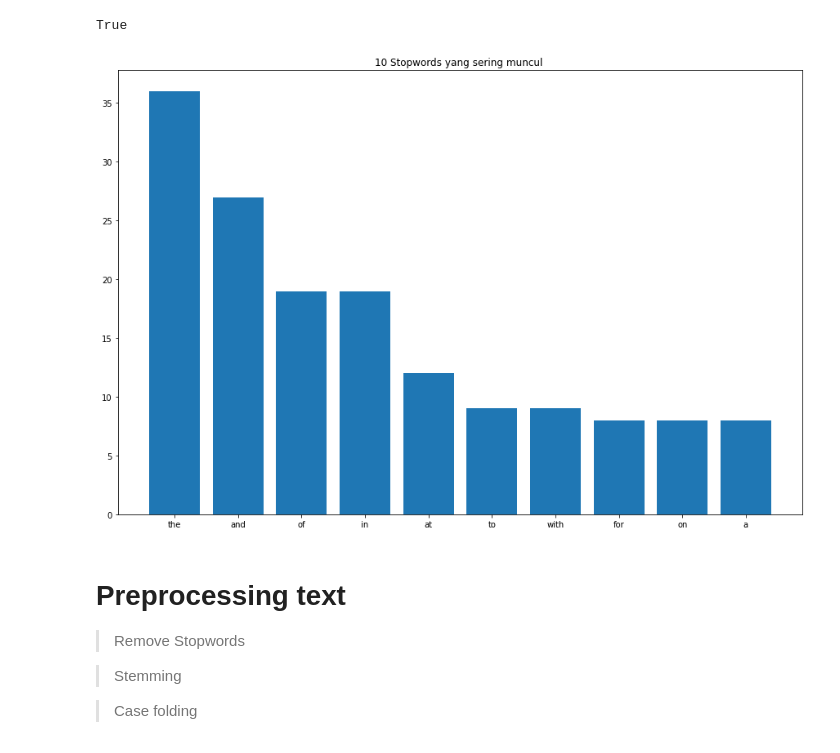
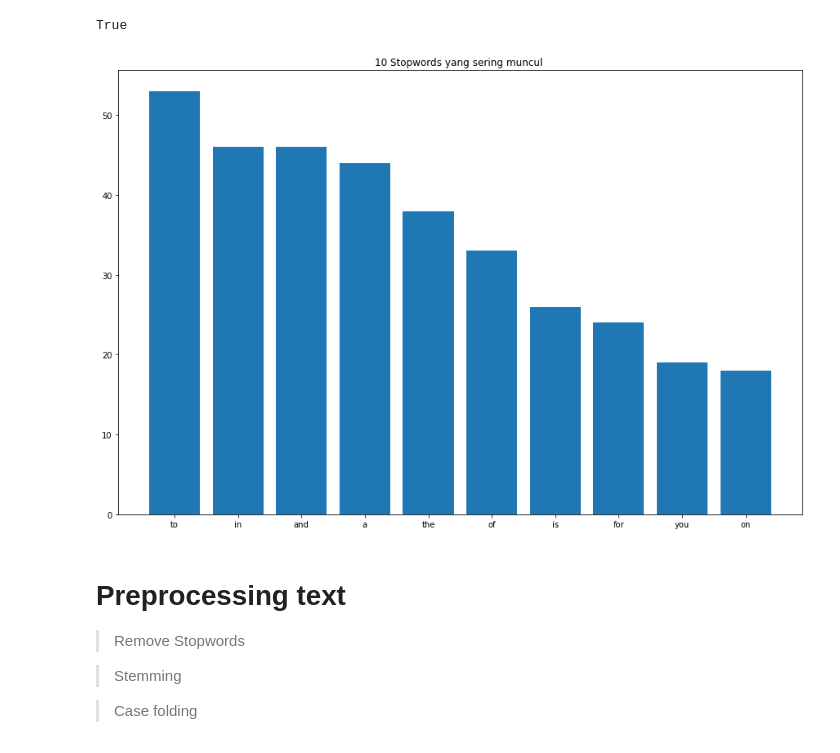
Before and after one commit to ackermanjayjay/tugas-tki, a Jupyter notebook: code/Tugas.ipynb, the cells around one changed output. Cells and saved outputs as stored; diff of their text form; code cells hidden in the pictures.

Commit message:
new data with new search tfidf

```diff
--- a/code/Tugas.ipynb
+++ b/code/Tugas.ipynb
@@ -88,4 +92,4 @@ df_G20_=pd.concat([df_1, df_2], ignore_index=True)
 # %%
-df_G20_=pd.DataFrame({
-    "full_text":df_G20_
+df_=pd.DataFrame({
+    "full_text":df_
 }) # Simpan data yang sudah yang dsimpan kedalam dataframe
@@ -91,0 +112,5 @@ df_G20_=pd.DataFrame({
+# %%
+# Percobaan kata bahasa non inggris menjadi bahasa inggris
+from deep_translator import GoogleTranslator
+word = 'Se puede crear gráficos espectaculares que incluyan los resultados de las pruebas estadísticas con rigor lo vuelve simple y listo para publicar'
+translated = GoogleTranslator(source='auto', target='en').translate(text=word)
@@ -92 +121,3 @@ df_G20_=pd.DataFrame({
+# %%
+df_["full_text"][4]=GoogleTranslator(source='auto', target='en').translate(text=df_["full_text"][4])
 # %%
@@ -154,8 +149,7 @@ stop_id=stopwords.words('indonesian')
 import matplotlib.pyplot as plt
 #code from https://app.neptune.ai/neptune-ai/eda-nlp-tools/n/1-3-top-stopwords-barchart-b953763c-3fea-4331-bff0-429411793e5f/5c0fca05-ba07-4564-a02e-c44b08bfb8cb
 def plot_top_stopwords_barchart(text):
-    stop=stop_en+stop_id
-
+    stop=stop_en
     new= text.str.split()
     new=new.values.tolist()
     corpus=[word for i in new for word in i]
@@ -170,9 +164,9 @@ def plot_top_stopwords_barchart(text):
     plt.bar(x,y)
     plt.title("10 Stopwords yang sering muncul ")
 # %%
-plot_top_stopwords_barchart(df["full_text"])
+plot_top_stopwords_barchart(df_["full_text"])
 # %% [output]
-[figure, old version]
+[figure, new version]
 # %% [markdown]
 # Preprocessing text
 > Remove Stopwords
```
Also changed, not shown: parts of 78 cells of this notebook.
